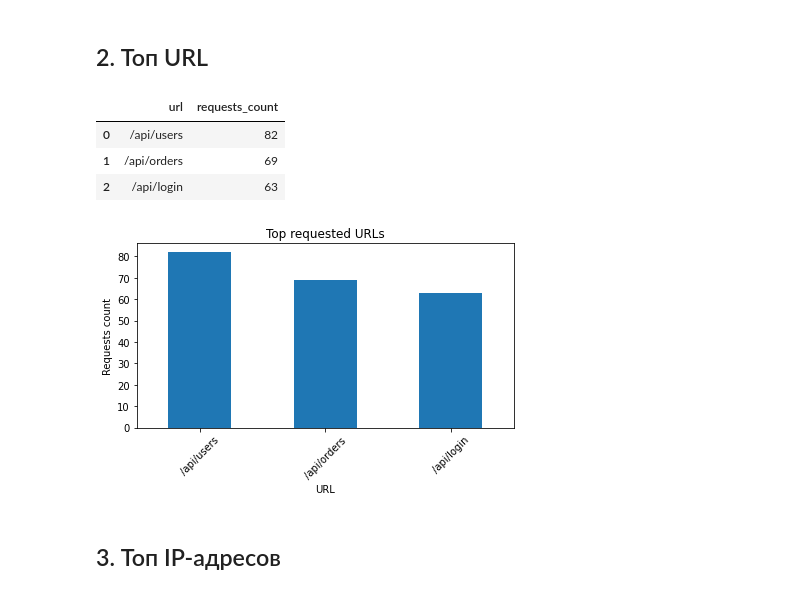
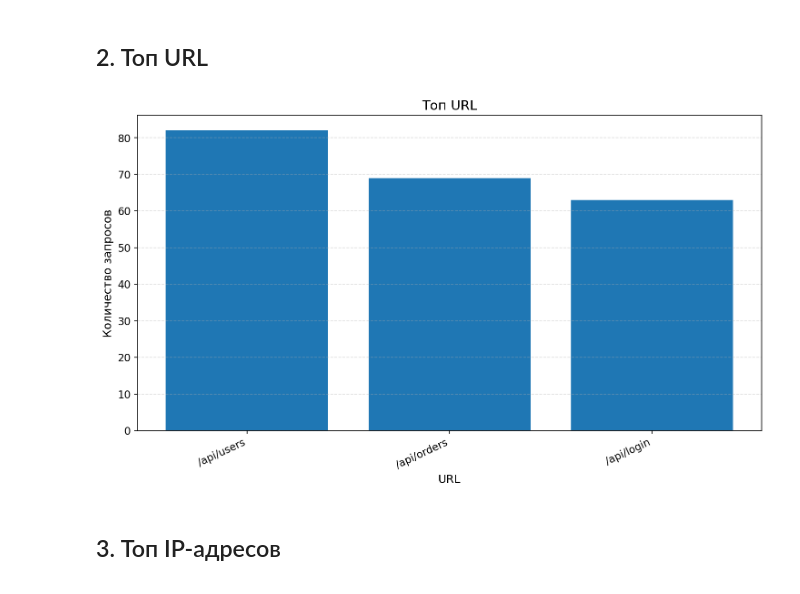
Before and after one commit to redvish/log-streaming-monitoring, a Jupyter notebook: notebooks/log_visualization_executed.ipynb, the cells around one changed output. Saved outputs shown, nothing was run; the diff lists cells and outputs as text; code cells hidden in the pictures.

```diff
--- a/notebooks/log_visualization_executed.ipynb
+++ b/notebooks/log_visualization_executed.ipynb
@@ -37,22 +33,8 @@ plt.show()
 # %% [markdown]
 ## 2. Топ URL
-# %%
-url_df = pd.read_csv(DATA_DIR / 'url_counts.tsv', sep='\t', names=['url', 'requests_count'])
-display(url_df)
-
-url_df.plot(kind='bar', x='url', y='requests_count', legend=False)
-plt.title('Top requested URLs')
-plt.xlabel('URL')
-plt.ylabel('Requests count')
-plt.xticks(rotation=45)
-plt.tight_layout()
-plt.savefig(CHARTS_DIR / 'url_counts.png')
-plt.show()
-# %% [output]
-|  | url | requests_count |
-| 0 | /api/users | 82 |
-| 1 | /api/orders | 69 |
-| 2 | /api/login | 63 |
-[figure, removed]
+# %%
+display(Image(filename=str(CHARTS_DIR / 'url_counts.png')))
+# %% [output]
+[figure, added]
 # %% [markdown]
 ## 3. Топ IP-адресов
```
Also changed, not shown: parts of 13 cells of this notebook, 8 other files.
